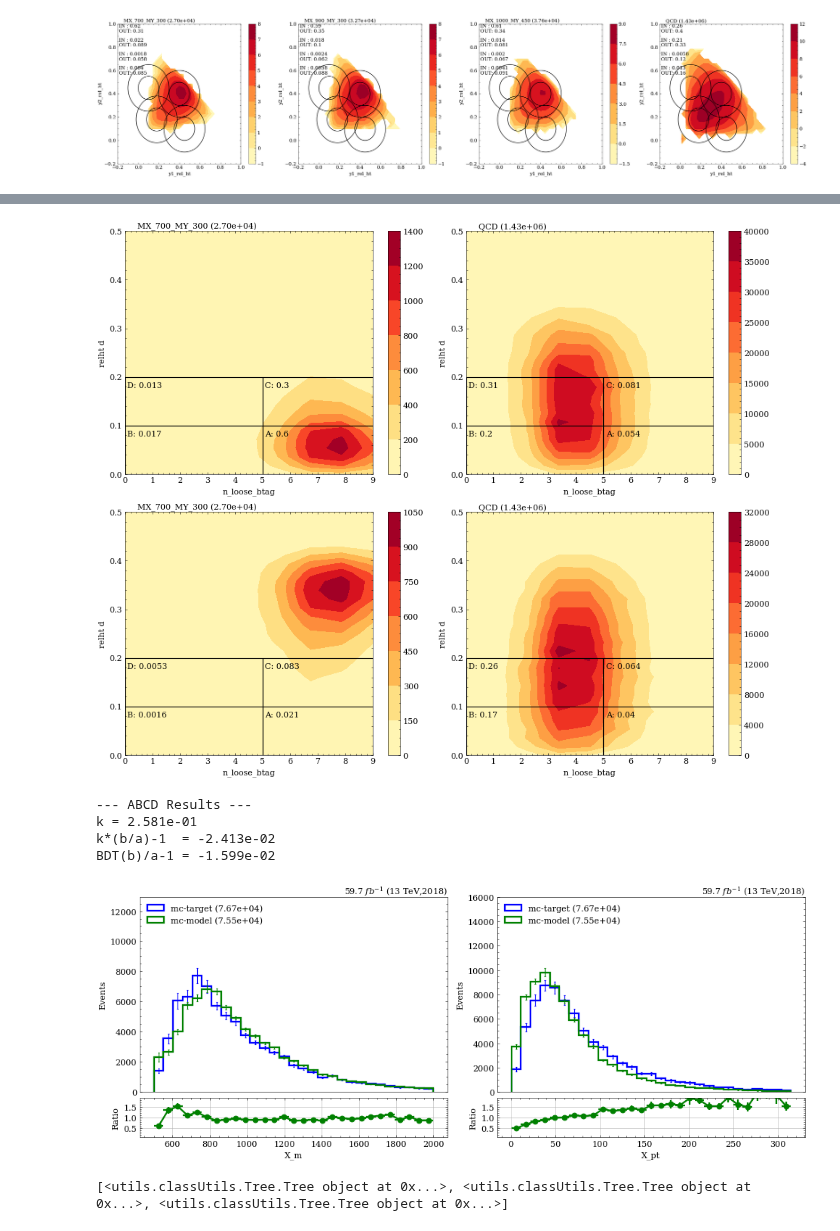
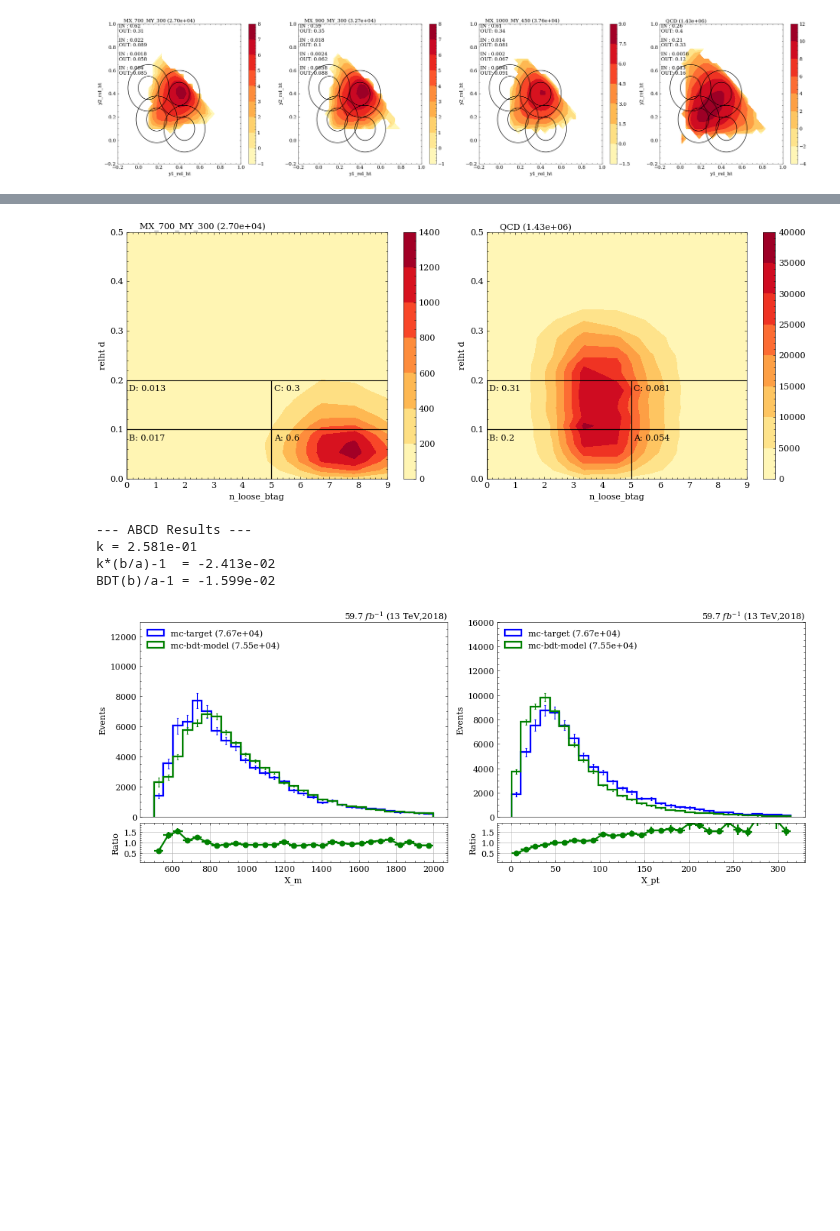
Before and after one commit to ekoenig4/analysis, a Jupyter notebook: jupyter/eightb/mc-background/relative_p4.ipynb, the cells around one changed output, grey strips where cells are left out. Saved outputs shown, nothing was run; the diff lists cells and outputs as text; code cells hidden in the pictures; blank space fills up the shorter version.

```diff
--- a/jupyter/eightb/mc-background/relative_p4.ipynb
+++ b/jupyter/eightb/mc-background/relative_p4.ipynb
@@ -127,15 +128,15 @@ study.quick(
 # %%
 
 study.quick2d_region(
   signal[[0]], bkg, stacked=True,
-  xvarlist=['n_loose_btag']*2,
-  yvarlist=[ relht_d(x=0.4,y=0.4),relht_d(x=0.18,y=0.18) ],
-  ybinlist=[ (0,0.5,30) ]*2,
+  xvarlist=['n_loose_btag']*1,
+  yvarlist=[ relht_d(x=0.4,y=0.4), ],
+  ybinlist=[ (0,0.5,30) ]*1,
   exe=draw_abcd((0,5,9),(0,0.1,0.2), swapy=True),
   contour=True,
 )
 # %% [output]
-[figure, old version]
+[figure, new version]
 # %%
 get_relht_d = relht_d(x=0.18,y=0.18)
 get_relht_d = relht_d(x=0.4,y=0.4)
@@ -153,7 +154,7 @@ k*(b/a)-1  = -2.413e-02
 BDT(b)/a-1 = -1.599e-02
 # %%
 study.quick_region(
-  bkg, bkg, label=['mc-target','mc-model'],
+  bkg, bkg, label=['mc-target','mc-bdt-model'],
   legend=True,
   masks=[a]*len(bkg)+[b]*len(bkg),
   scale=[1]*len(bkg)+[abcd.reweight_tree]*len(bkg),
@@ -161,11 +162,7 @@ study.quick_region(
   ratio=True,
 )
 # %% [output]
-[figure, old version]
+[figure, new version]
-# %%
-signal
-# %% [output]
-[<utils.classUtils.Tree.Tree object at 0x...>, <utils.classUtils.Tree.Tree object at 0x...>, <utils.classUtils.Tree.Tree object at 0x...>]
 # %%
 study.quick(
   bkg + signal,
```
Also changed, not shown: parts of 2 cells of this notebook, 8 other files.
